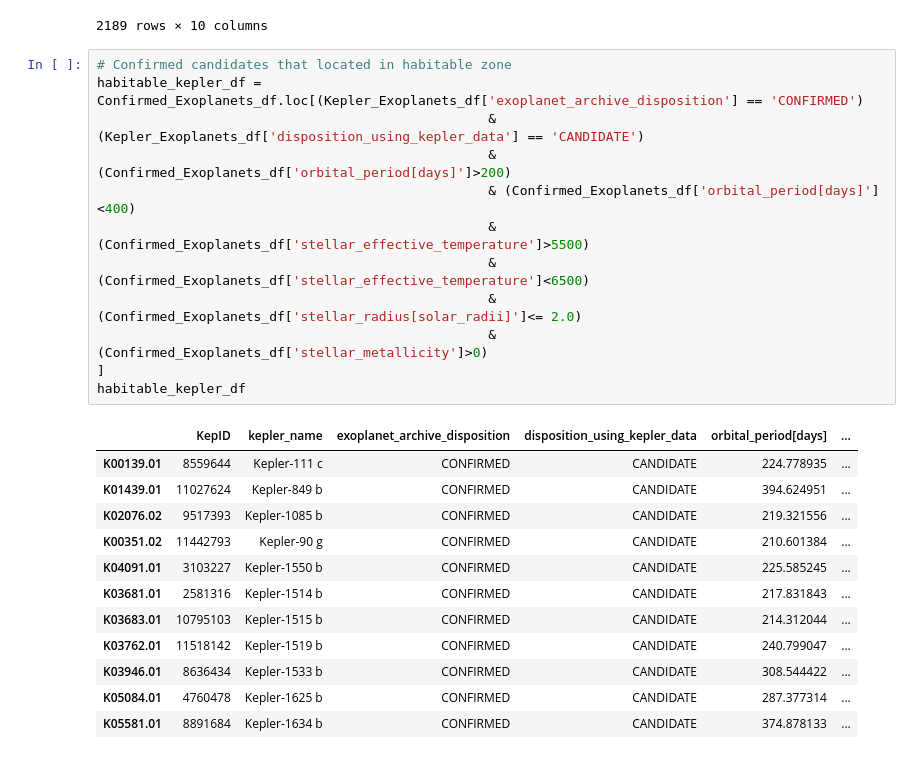
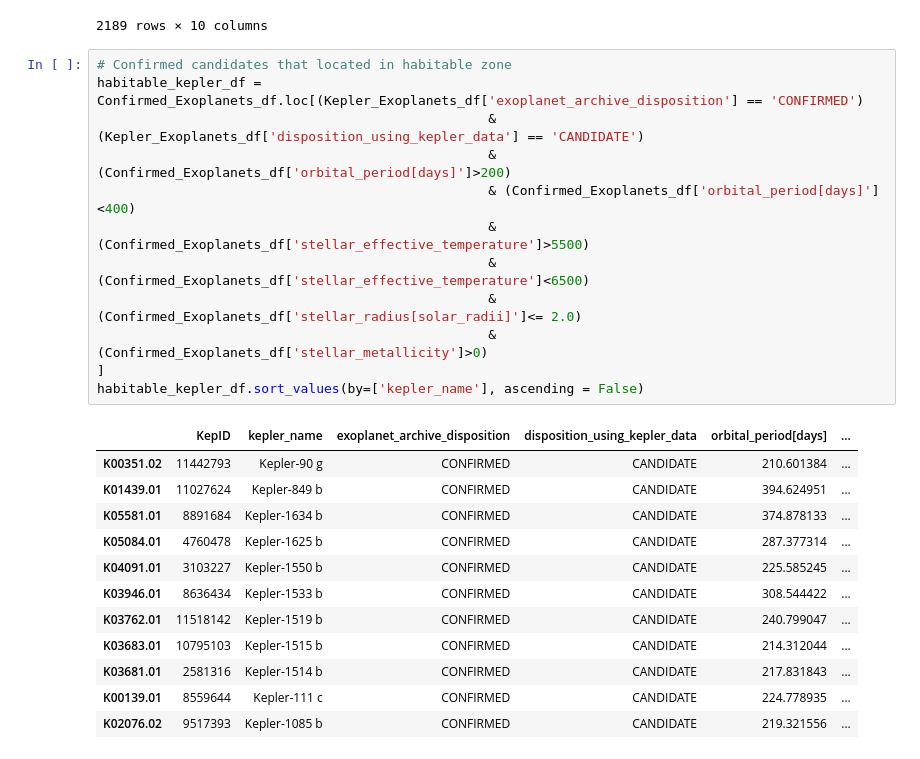
Before and after one commit to Rander417/KeplerExoplanet, a Jupyter notebook: Habitable_Zone_Analysis.ipynb, the cells around one changed output. Cells and saved outputs as stored; diff of their text form.

```diff
--- a/Habitable_Zone_Analysis.ipynb
+++ b/Habitable_Zone_Analysis.ipynb
@@ -427,25 +422,25 @@ super_earth_df
 # %%
 # Confirmed candidates that located in habitable zone
 habitable_kepler_df = Confirmed_Exoplanets_df.loc[(Kepler_Exoplanets_df['exoplanet_archive_disposition'] == 'CONFIRMED')
                                                   & (Kepler_Exoplanets_df['disposition_using_kepler_data'] == 'CANDIDATE')
                                                   & (Confirmed_Exoplanets_df['orbital_period[days]']>200)
                                                   & (Confirmed_Exoplanets_df['orbital_period[days]']<400)
                                                   & (Confirmed_Exoplanets_df['stellar_effective_temperature']>5500)
                                                   & (Confirmed_Exoplanets_df['stellar_effective_temperature']<6500)
                                                   & (Confirmed_Exoplanets_df['stellar_radius[solar_radii]']<= 2.0)
                                                   & (Confirmed_Exoplanets_df['stellar_metallicity']>0)
 ]
-habitable_kepler_df
+habitable_kepler_df.sort_values(by=['kepler_name'], ascending = False)
 # %% [output]
 |  | KepID | kepler_name | exoplanet_archive_disposition | disposition_using_kepler_data | orbital_period[days] | ... |
+| K00351.02 | 11442793 | Kepler-90 g | CONFIRMED | CANDIDATE | 210.601384 | ... |
+| K01439.01 | 11027624 | Kepler-849 b | CONFIRMED | CANDIDATE | 394.624951 | ... |
+| K05581.01 | 8891684 | Kepler-1634 b | CONFIRMED | CANDIDATE | 374.878133 | ... |
+| K05084.01 | 4760478 | Kepler-1625 b | CONFIRMED | CANDIDATE | 287.377314 | ... |
+| K04091.01 | 3103227 | Kepler-1550 b | CONFIRMED | CANDIDATE | 225.585245 | ... |
+| K03946.01 | 8636434 | Kepler-1533 b | CONFIRMED | CANDIDATE | 308.544422 | ... |
+| K03762.01 | 11518142 | Kepler-1519 b | CONFIRMED | CANDIDATE | 240.799047 | ... |
+| K03683.01 | 10795103 | Kepler-1515 b | CONFIRMED | CANDIDATE | 214.312044 | ... |
+| K03681.01 | 2581316 | Kepler-1514 b | CONFIRMED | CANDIDATE | 217.831843 | ... |
 | K00139.01 | 8559644 | Kepler-111 c | CONFIRMED | CANDIDATE | 224.778935 | ... |
-| K01439.01 | 11027624 | Kepler-849 b | CONFIRMED | CANDIDATE | 394.624951 | ... |
 | K02076.02 | 9517393 | Kepler-1085 b | CONFIRMED | CANDIDATE | 219.321556 | ... |
-| K00351.02 | 11442793 | Kepler-90 g | CONFIRMED | CANDIDATE | 210.601384 | ... |
-| K04091.01 | 3103227 | Kepler-1550 b | CONFIRMED | CANDIDATE | 225.585245 | ... |
-| K03681.01 | 2581316 | Kepler-1514 b | CONFIRMED | CANDIDATE | 217.831843 | ... |
-| K03683.01 | 10795103 | Kepler-1515 b | CONFIRMED | CANDIDATE | 214.312044 | ... |
-| K03762.01 | 11518142 | Kepler-1519 b | CONFIRMED | CANDIDATE | 240.799047 | ... |
-| K03946.01 | 8636434 | Kepler-1533 b | CONFIRMED | CANDIDATE | 308.544422 | ... |
-| K05084.01 | 4760478 | Kepler-1625 b | CONFIRMED | CANDIDATE | 287.377314 | ... |
-| K05581.01 | 8891684 | Kepler-1634 b | CONFIRMED | CANDIDATE | 374.878133 | ... |
```
Also changed, not shown: parts of 1 cell of this notebook, 21 other files.
